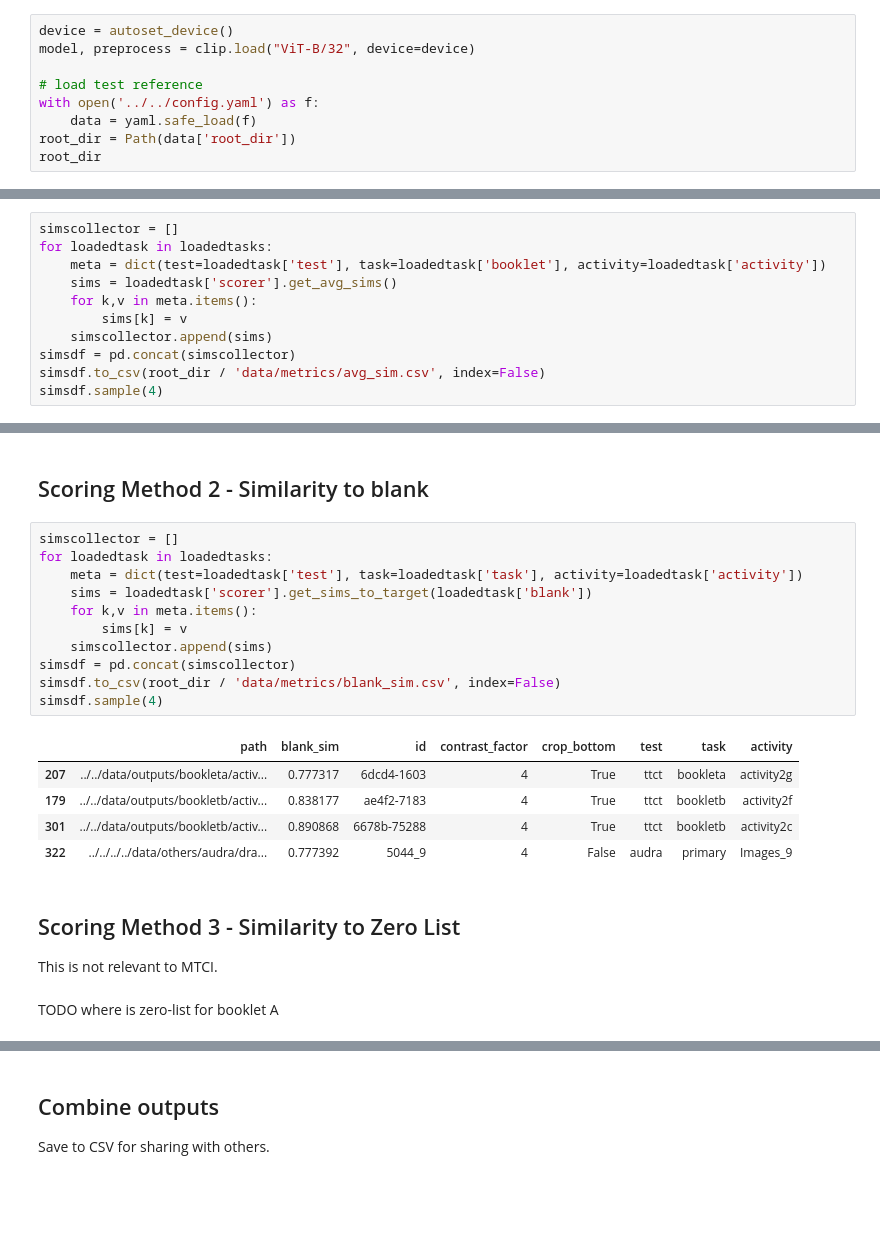
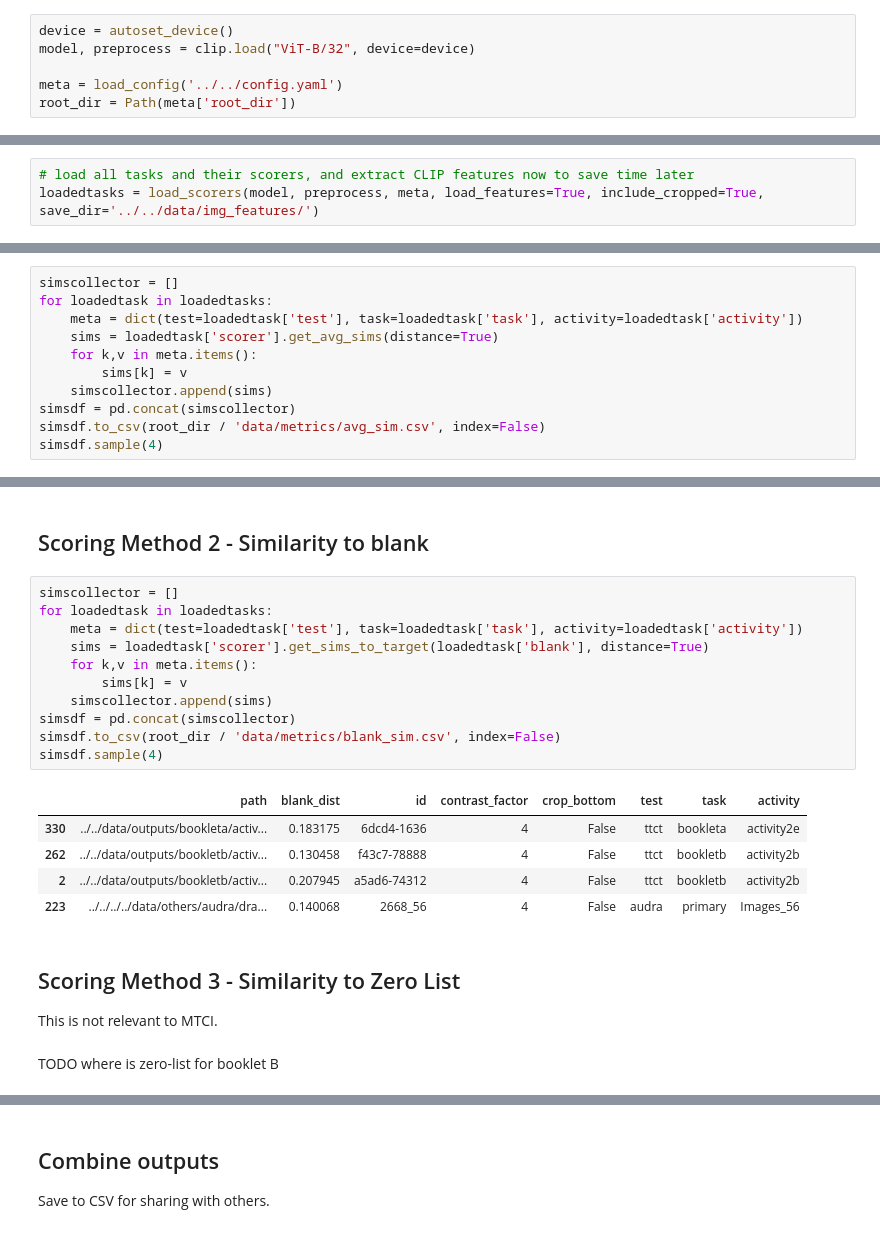
Before and after one commit to massivetexts/motes-figural, a Jupyter notebook: notebooks/measures/unsupervised-figural.ipynb, the cells around one changed output, grey strips where cells are left out. Saved outputs shown, nothing was run; the diff lists cells and outputs as text; blank space fills up the shorter version.

```diff
--- a/notebooks/measures/unsupervised-figural.ipynb
+++ b/notebooks/measures/unsupervised-figural.ipynb
@@ -17,10 +18,7 @@ from figural.utils import autoset_device, grammar, collage, task_ref
 device = autoset_device()
 model, preprocess = clip.load("ViT-B/32", device=device)
 
-# load test reference
-with open('../../config.yaml') as f:
-    data = yaml.safe_load(f)
-root_dir = Path(data['root_dir'])
-root_dir
+meta = load_config('../../config.yaml')
+root_dir = Path(meta['root_dir'])
 # %% [output]
 CLIP doesn't work on M1 GPUs yet; check here for updates: https://github.com/openai/CLIP/issues/247
@@ -60,3 +25,6 @@ for test in data['tests']:
+# %%
+# load all tasks and their scorers, and extract CLIP features now to save time later
+loadedtasks = load_scorers(model, preprocess, meta, load_features=True, include_cropped=True, save_dir='../../data/img_features/')
 # %% [markdown]
 ## Testing CLIP
 # %%
@@ -106,8 +74,8 @@ Take similarity of each known image to each other, and see an average similarity
 # %%
 simscollector = []
 for loadedtask in loadedtasks:
-    meta = dict(test=loadedtask['test'], task=loadedtask['booklet'], activity=loadedtask['activity'])
-    sims = loadedtask['scorer'].get_avg_sims()
+    meta = dict(test=loadedtask['test'], task=loadedtask['task'], activity=loadedtask['activity'])
+    sims = loadedtask['scorer'].get_avg_sims(distance=True)
     for k,v in meta.items():
         sims[k] = v
     simscollector.append(sims)
@@ -146,24 +98,24 @@ most_original
 # %%
 simscollector = []
 for loadedtask in loadedtasks:
     meta = dict(test=loadedtask['test'], task=loadedtask['task'], activity=loadedtask['activity'])
-    sims = loadedtask['scorer'].get_sims_to_target(loadedtask['blank'])
+    sims = loadedtask['scorer'].get_sims_to_target(loadedtask['blank'], distance=True)
     for k,v in meta.items():
         sims[k] = v
     simscollector.append(sims)
 simsdf = pd.concat(simscollector)
 simsdf.to_csv(root_dir / 'data/metrics/blank_sim.csv', index=False)
 simsdf.sample(4)
 # %% [output]
-|  | path | blank_sim | id | contrast_factor | crop_bottom | test | task | activity |
-| 207 | ../../data/outputs/bookleta/activ... | 0.777317 | 6dcd4-1603 | 4 | True | ttct | bookleta | activity2g |
-| 179 | ../../data/outputs/bookletb/activ... | 0.838177 | ae4f2-7183 | 4 | True | ttct | bookletb | activity2f |
-| 301 | ../../data/outputs/bookletb/activ... | 0.890868 | 6678b-75288 | 4 | True | ttct | bookletb | activity2c |
-| 322 | ../../../../data/others/audra/dra... | 0.777392 | 5044_9 | 4 | False | audra | primary | Images_9 |
+|  | path | blank_dist | id | contrast_factor | crop_bottom | test | task | activity |
+| 330 | ../../data/outputs/bookleta/activ... | 0.183175 | 6dcd4-1636 | 4 | False | ttct | bookleta | activity2e |
+| 262 | ../../data/outputs/bookletb/activ... | 0.130458 | f43c7-78888 | 4 | False | ttct | bookletb | activity2b |
+| 2 | ../../data/outputs/bookletb/activ... | 0.207945 | a5ad6-74312 | 4 | False | ttct | bookletb | activity2b |
+| 223 | ../../../../data/others/audra/dra... | 0.140068 | 2668_56 | 4 | False | audra | primary | Images_56 |
 # %% [markdown]
 ## Scoring Method 3 - Similarity to Zero List
 
 This is not relevant to MTCI.
 # %% [markdown]
-TODO where is zero-list for booklet A
+TODO where is zero-list for booklet B
 # %%
```
Also changed, not shown: parts of 22 cells of this notebook.
